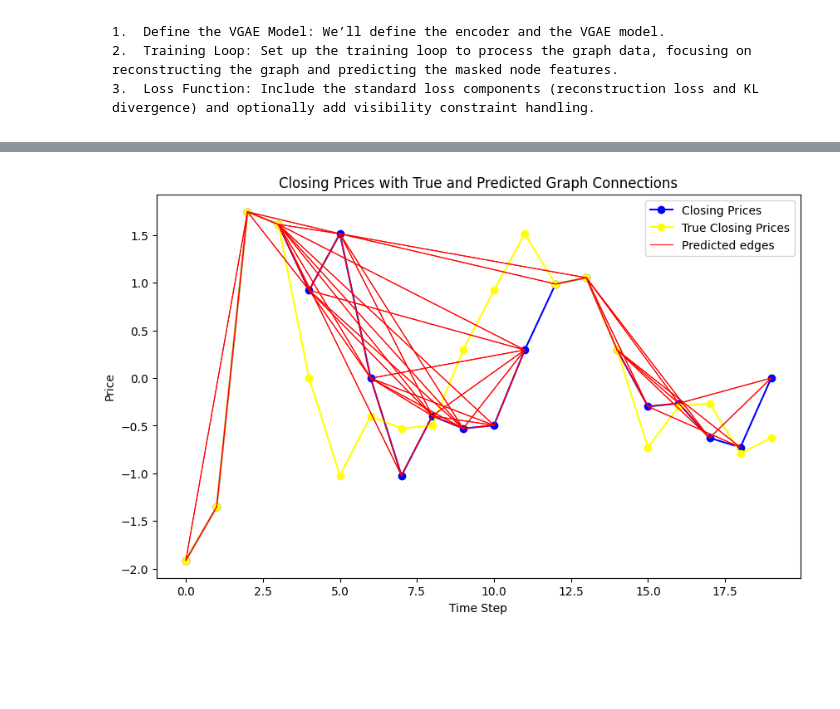
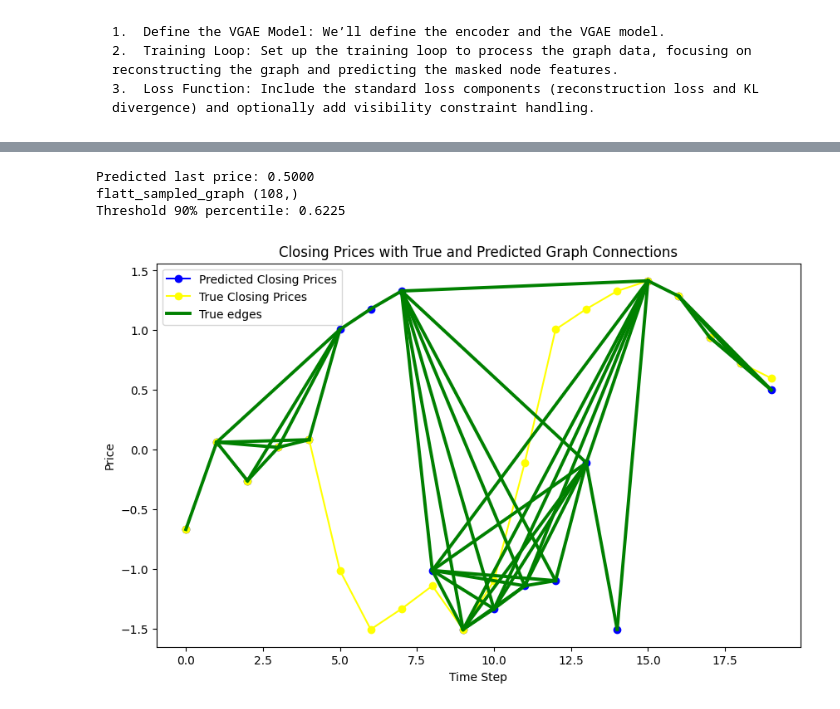
Before and after one commit to TimeCristal/Transformer-Neural-Network, a Jupyter notebook: Knowlege.ipynb, the cells around one changed output, grey strips where cells are left out. Drawn from its saved outputs; the diff is of its cells as text; code cells hidden in the pictures; blank space fills up the shorter version.

Commit message:
Working Example of Cora Link Prediction

```diff
--- a/Knowlege.ipynb
+++ b/Knowlege.ipynb
@@ -295,10 +370,11 @@ torch.save(model.state_dict(), "knowlege_check_point/model.pt")
 # %%
 import matplotlib.pyplot as plt
 import networkx as nx
+import torch
 
-plot_true_edges = False
-idx = 0
-
+plot_true_edges = True
+plot_predicted_edges = True
+idx = 400
 
 # Generate the true graph using the visibility rules
 true_graph = create_nvg(graph_data_list[idx].x.cpu().numpy().flatten())  # Assuming the features are normalized
@@ -306,47 +382,69 @@ true_graph = create_nvg(graph_data_list[idx].x.cpu().numpy().flatten())  # Assum
 # Generate the predicted graph
 model.eval()
 with torch.no_grad():
-    z = model.encode(graph_data_list[idx].x, graph_data_list[idx].edge_index)
-    sampled_graph = model.decode(z, graph_data_list[idx].edge_index)
+    # Encode the graph to get the latent representation
+    z = model.encode(graph_data_list[idx].x.to(device), graph_data_list[idx].edge_index.to(device))
+
+    # Decode the latent representation to predict the edges
+    sampled_graph_decoded = model.decode(z, graph_data_list[idx].edge_index.to(device))
+
+    # Extract the predicted value for the last node
+    last_node = graph_data_list[idx].x.size(0) - 1
+    predicted_last_price = sampled_graph_decoded[last_node].item()
+    print(f"Predicted last price: {predicted_last_price:.4f}")
 
 # Threshold the output to decide on the edges
-sampled_graph = torch.sigmoid(sampled_graph).cpu().numpy()
-thresholded_graph = (sampled_graph > 0.5).astype(int)
+sampled_graph = torch.sigmoid(sampled_graph_decoded).cpu().numpy()
+flatt_sampled_graph = sampled_graph.flatten()
+print("flatt_sampled_graph", flatt_sampled_graph.shape)
+threshold = np.percentile(flatt_sampled_graph, 90)
+print(f"Threshold 90% percentile: {threshold:.4f}")
+thresholded_graph = (sampled_graph > threshold).astype(int)
 
 # Extract the prices (closing values) for plotting
 prices = graph_data_list[idx].x.cpu().numpy().flatten()
+
+# Replace NaN with the predicted value for the last node
+# if np.isnan(prices[last_node]):
+prices[last_node] = predicted_last_price
+
+# Real Prices (before masking the last node)
 prices_true = sliding_window_data[idx]
 
 # Plot the price time series
 plt.figure(figsize=(10, 6))
-plt.plot(prices, color='blue', linestyle='-', marker='o', label='Closing Prices')
+plt.plot(prices, color='blue', linestyle='-', marker='o', label='Predicted Closing Prices')
 plt.plot(prices_true, color='yellow', linestyle='-', marker='o', label='True Closing Prices')
 
 if plot_true_edges:
     # Overlay the edges of the true graph
     counter = 0
     for edge in true_graph.edges():
         i, j = edge
-        if counter==0:
+        if counter == 0:
             plt.plot([i, j], [prices[i], prices[j]], color='green', linestyle='-', linewidth=2.8, label='True edges')
         else:
             plt.plot([i, j], [prices[i], prices[j]], color='green', linestyle='-', linewidth=2.8)
         counter += 1
 
-# Overlay the edges of the predicted graph
-counter = 0
-for idx, (u, v) in enumerate(graph_data_list[idx].edge_index.T.cpu().numpy()):
-    if thresholded_graph[idx] == 1:
-        if counter==0:
-            plt.plot([u, v], [prices[u], prices[v]], color='red', linestyle='-', linewidth=.8, label='Predicted edges')
-        else:
-            plt.plot([u, v], [prices[u], prices[v]], color='red', linestyle='-', linewidth=.8)
-        counter += 1
+if plot_predicted_edges:
+    # Overlay the edges of the predicted graph
+    counter = 0
+    for edge_idx, (u, v) in enumerate(graph_data_list[idx].edge_index.T.cpu().numpy()):
+        if thresholded_graph[edge_idx] == 1:
+            if counter == 0:
+                plt.plot([u, v], [prices[u], prices[v]], color='red', linestyle='-', linewidth=.8, label='Predicted edges')
+            else:
+                plt.plot([u, v], [prices[u], prices[v]], color='red', linestyle='-', linewidth=.8)
+            counter += 1
 
 plt.title("Closing Prices with True and Predicted Graph Connections")
 plt.xlabel("Time Step")
 plt.ylabel("Price")
 plt.legend()
 plt.show()
 # %% [output]
+Predicted last price: 0.5000
+flatt_sampled_graph (108,)
+Threshold 90% percentile: 0.6225
-[figure, old version]
+[figure, new version]
```
Also changed, not shown: parts of 5 cells of this notebook, 1 other file.
